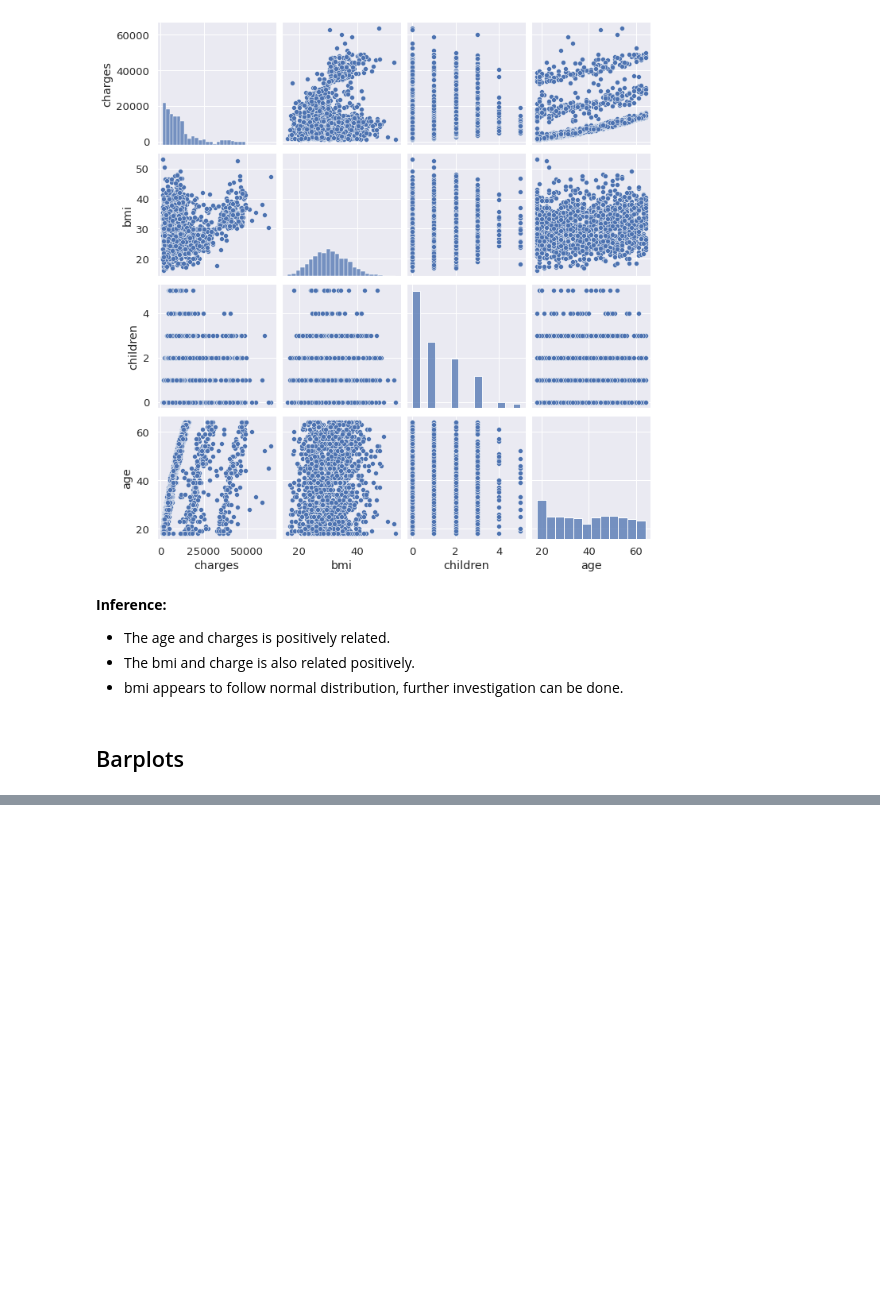
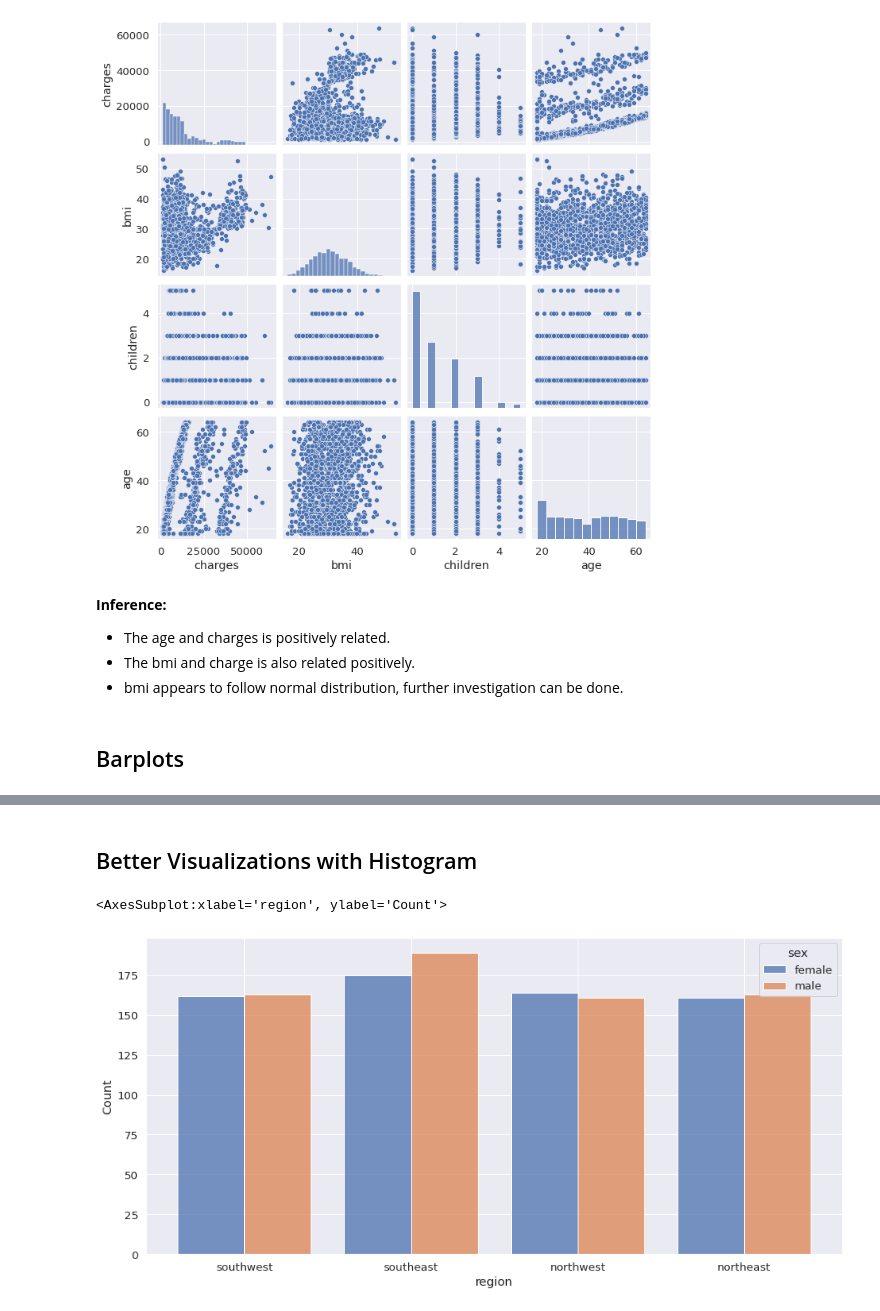
Before and after one commit to Deepam-Rai/Machine-Learning-SSSIHL, a Jupyter notebook: Health_insurance.ipynb, the cells around one changed output, grey strips where cells are left out. Drawn from its saved outputs; the diff is of its cells as text; code cells hidden in the pictures; blank space fills up the shorter version.

```diff
--- a/Health_insurance.ipynb
+++ b/Health_insurance.ipynb
@@ -131,0 +170,8 @@ plt.show()
+# %% [markdown]
+## Better Visualizations with Histogram
+# %%
+plt.figure(figsize=(15,7))
+sns.histplot(data=df, x='region', hue='sex', multiple='dodge', shrink=.8)
+# %% [output]
+<AxesSubplot:xlabel='region', ylabel='Count'>
+[figure, added]
```
Also changed, not shown: parts of 14 cells of this notebook.
